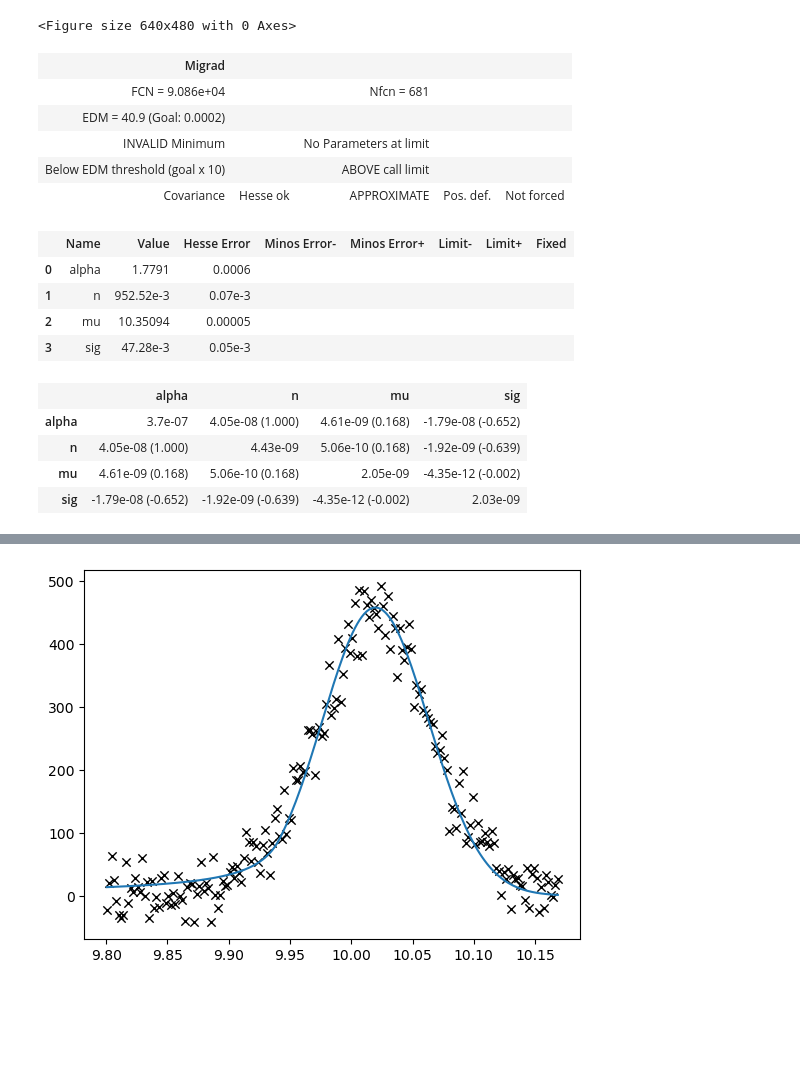
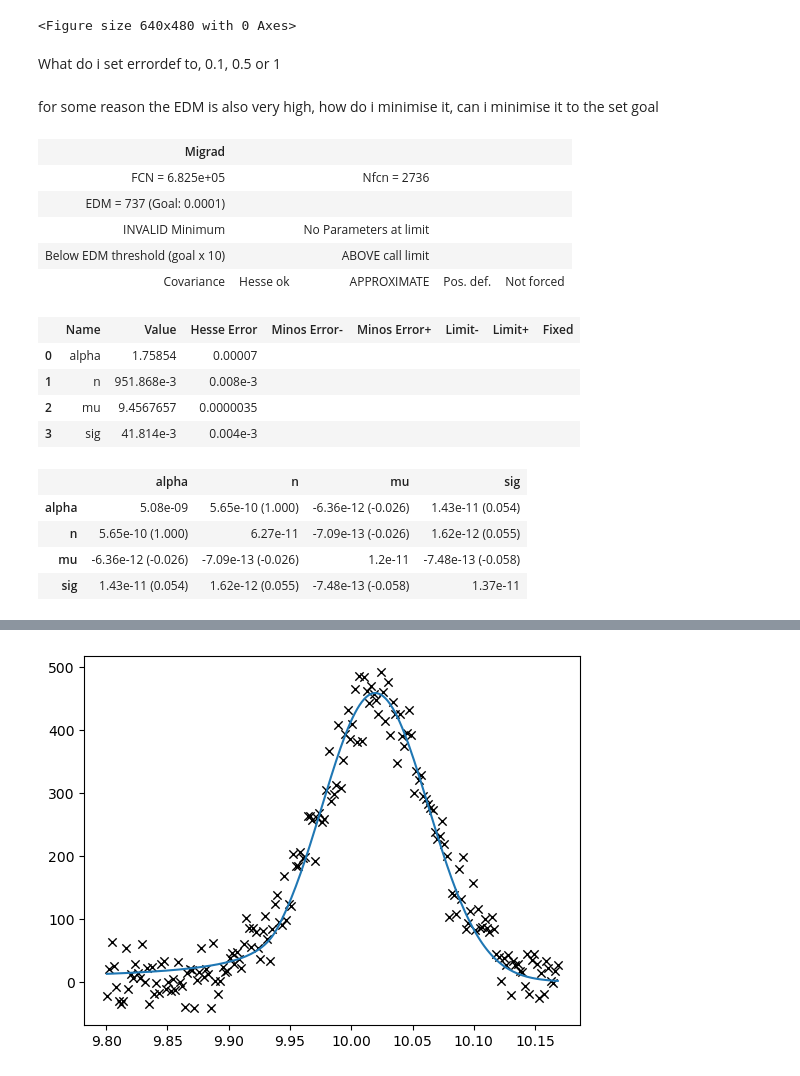
Before and after one commit to aqnemo32/project_f1_dah, a Jupyter notebook: iminuit_test.ipynb, the cells around one changed output, grey strips where cells are left out. Saved outputs shown, nothing was run; the diff lists cells and outputs as text; code cells hidden in the pictures; blank space fills up the shorter version.

```diff
--- a/iminuit_test.ipynb
+++ b/iminuit_test.ipynb
@@ -160,5 +160,10 @@ def lsq_cb_2(alpha, n, mu, sig):
 
 def lsq_cb_3(alpha, n, mu, sig):
     return np.sum((count_3_clean-crystalball(bins_3,alpha, n,mu,sig)) **2)
+# %% [markdown]
+What do i set errordef to,
+0.1,
+0.5
+or 1
 # %%
 cb_1 = Minuit(lsq_cb_1, alpha = 1.5, n = 0.9, mu = 9.45, sig = 0.04)
@@ -167,21 +175,21 @@ cb_3 = Minuit(lsq_cb_3, alpha = 1.5, n = 0.9, mu = 10.3, sig = 0.04)
-# %%
-cb_1.migrad()
-cb_2.migrad()
-cb_3.migrad()
-# %% [output]
-| Migrad |  |  |  |  |
-| FCN = 9.086e+04 |  | Nfcn = 681 |  |  |
-| EDM = 40.9 (Goal: 0.0002) |  |  |  |  |
-| INVALID Minimum |  | No Parameters at limit |  |  |
-| Below EDM threshold (goal x 10) |  | ABOVE call limit |  |  |
-| Covariance | Hesse ok | APPROXIMATE | Pos. def. | Not forced |
-|  | Name | Value | Hesse Error | Minos Error- | Minos Error+ | Limit- | Limit+ | Fixed |
-| 0 | alpha | 1.7791 | 0.0006 |  |  |  |  |  |
-| 1 | n | 952.52e-3 | 0.07e-3 |  |  |  |  |  |
-| 2 | mu | 10.35094 | 0.00005 |  |  |  |  |  |
-| 3 | sig | 47.28e-3 | 0.05e-3 |  |  |  |  |  |
-|  | alpha | n | mu | sig |
-| alpha | 3.7e-07 | 4.05e-08 (1.000) | 4.61e-09 (0.168) | -1.79e-08 (-0.652) |
-| n | 4.05e-08 (1.000) | 4.43e-09 | 5.06e-10 (0.168) | -1.92e-09 (-0.639) |
-| mu | 4.61e-09 (0.168) | 5.06e-10 (0.168) | 2.05e-09 | -4.35e-12 (-0.002) |
-| sig | -1.79e-08 (-0.652) | -1.92e-09 (-0.639) | -4.35e-12 (-0.002) | 2.03e-09 |
+# %% [markdown]
+for some reason the EDM is also very high, how do i minimise it, can i minimise it to the set goal
+# %%
+cb_1.migrad(iterate = 1000)
+# %% [output]
+| Migrad |  |  |  |  |
+| FCN = 6.825e+05 |  | Nfcn = 2736 |  |  |
+| EDM = 737 (Goal: 0.0001) |  |  |  |  |
+| INVALID Minimum |  | No Parameters at limit |  |  |
+| Below EDM threshold (goal x 10) |  | ABOVE call limit |  |  |
+| Covariance | Hesse ok | APPROXIMATE | Pos. def. | Not forced |
+|  | Name | Value | Hesse Error | Minos Error- | Minos Error+ | Limit- | Limit+ | Fixed |
+| 0 | alpha | 1.75854 | 0.00007 |  |  |  |  |  |
+| 1 | n | 951.868e-3 | 0.008e-3 |  |  |  |  |  |
+| 2 | mu | 9.4567657 | 0.0000035 |  |  |  |  |  |
+| 3 | sig | 41.814e-3 | 0.004e-3 |  |  |  |  |  |
+|  | alpha | n | mu | sig |
+| alpha | 5.08e-09 | 5.65e-10 (1.000) | -6.36e-12 (-0.026) | 1.43e-11 (0.054) |
+| n | 5.65e-10 (1.000) | 6.27e-11 | -7.09e-13 (-0.026) | 1.62e-12 (0.055) |
+| mu | -6.36e-12 (-0.026) | -7.09e-13 (-0.026) | 1.2e-11 | -7.48e-13 (-0.058) |
+| sig | 1.43e-11 (0.054) | 1.62e-12 (0.055) | -7.48e-13 (-0.058) | 1.37e-11 |
```
Also changed, not shown: parts of 4 cells of this notebook.
